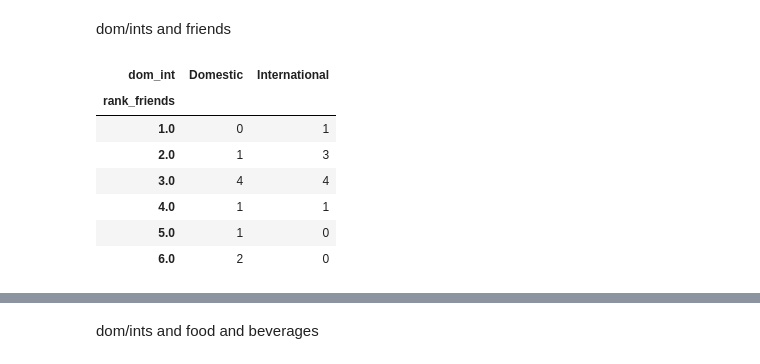
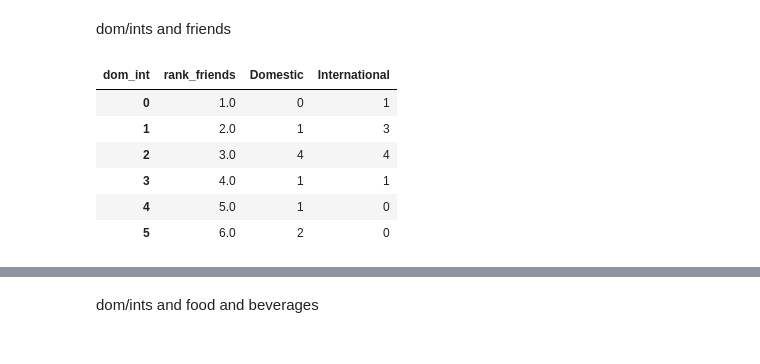
Before and after one commit to rdar5506/ICPU3888, a Jupyter notebook: eda.ipynb, the cells around one changed output, grey strips where cells are left out. Drawn from its saved outputs; the diff is of its cells as text; code cells hidden in the pictures.

```diff
--- a/eda.ipynb
+++ b/eda.ipynb
@@ -186,13 +365,13 @@ dom_int_rnk_study
 dom/ints and friends
 # %%
 dom_int_rnk_f = nam.groupby("rank_friends")['dom_int'].value_counts().unstack(fill_value=0)
-dom_int_rnk_f
+dom_int_rnk_f_table = dom_int_rnk_f.reset_index()
+dom_int_rnk_f_table
 # %% [output]
-| dom_int | Domestic | International |
-| rank_friends |  |  |
-| 1.0 | 0 | 1 |
-| 2.0 | 1 | 3 |
-| 3.0 | 4 | 4 |
-| 4.0 | 1 | 1 |
-| 5.0 | 1 | 0 |
-| 6.0 | 2 | 0 |
+| dom_int | rank_friends | Domestic | International |
+| 0 | 1.0 | 0 | 1 |
+| 1 | 2.0 | 1 | 3 |
+| 2 | 3.0 | 4 | 4 |
+| 3 | 4.0 | 1 | 1 |
+| 4 | 5.0 | 1 | 0 |
+| 5 | 6.0 | 2 | 0 |
```
Also changed, not shown: parts of 45 cells of this notebook.
